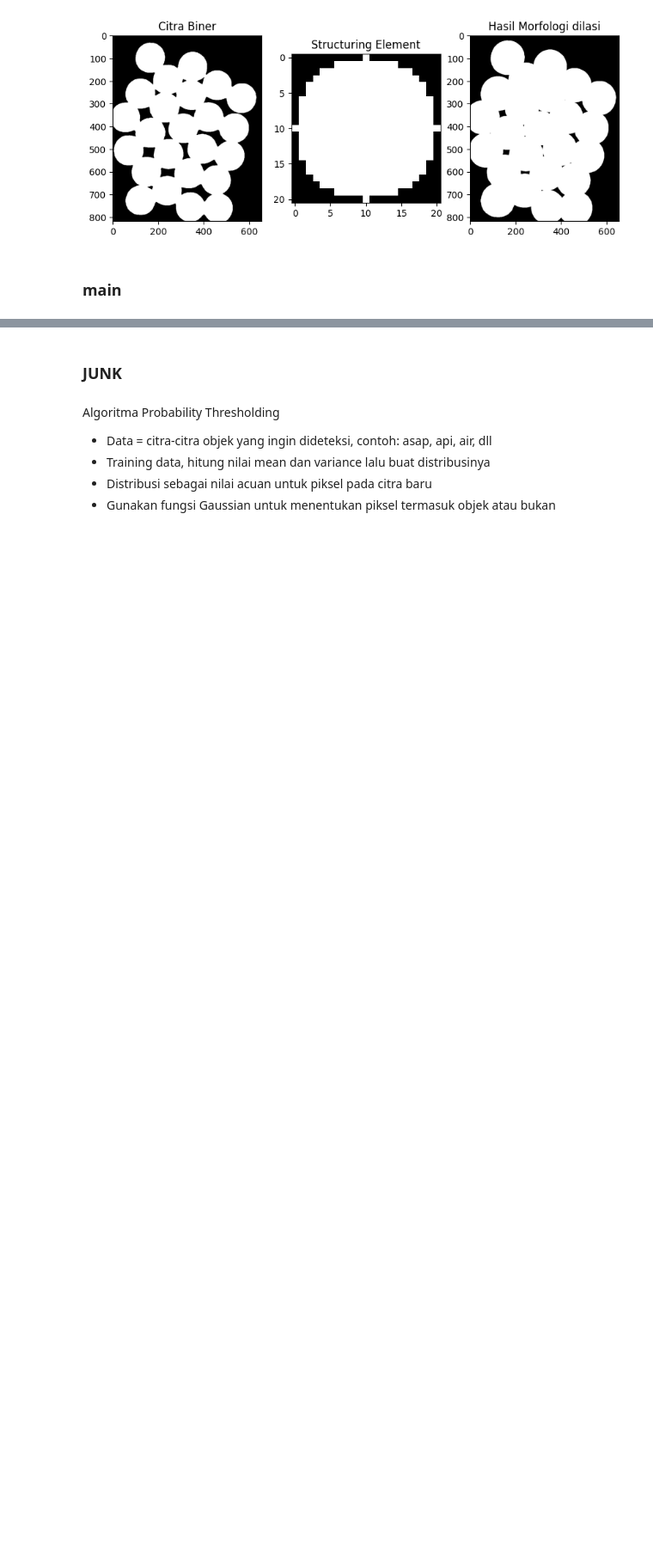
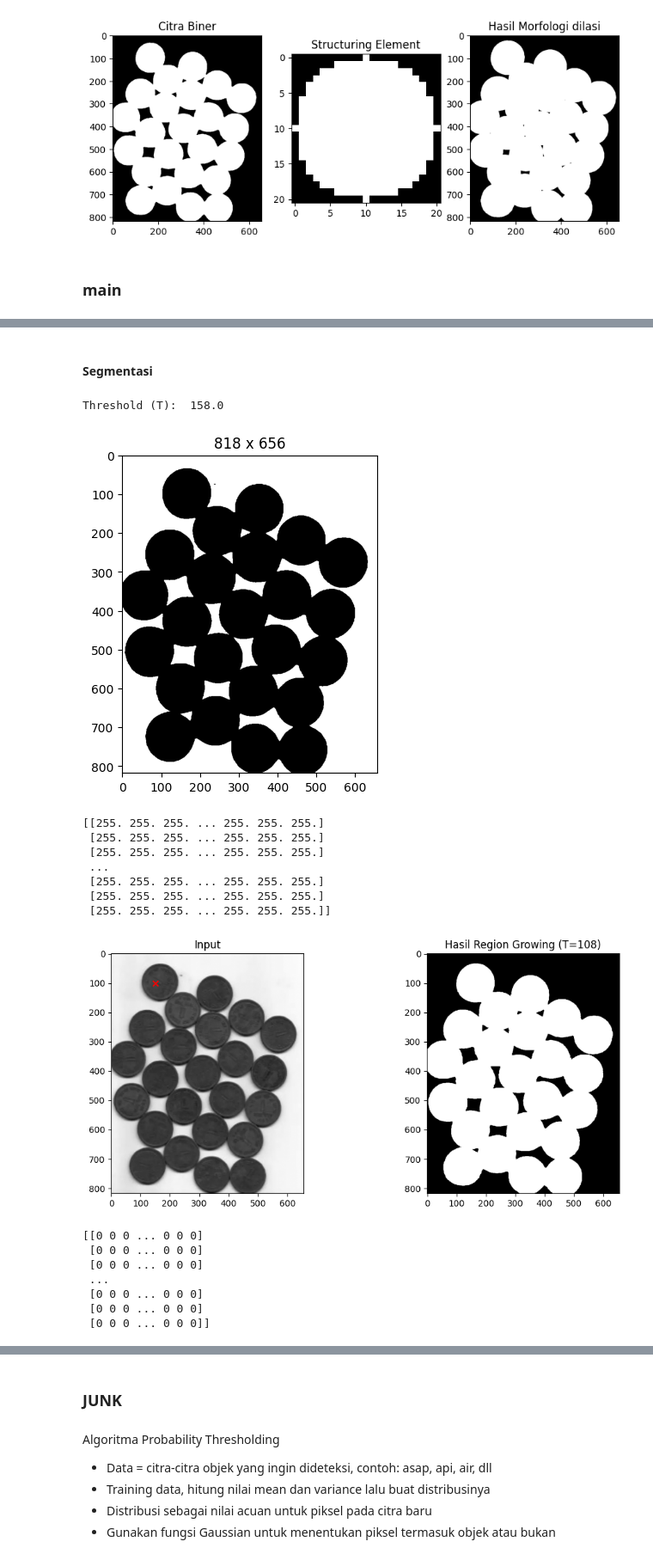
Before and after one commit to sapto-nugroho/PCD, a Jupyter notebook: PCD_Assignment03/PCD_Assignment03.ipynb, the cells around one changed output, grey strips where cells are left out. Shown at 86% size. Drawn from its saved outputs; the diff is of its cells as text; code cells hidden in the pictures; blank space fills up the shorter version.

```diff
--- a/PCD_Assignment03/PCD_Assignment03.ipynb
+++ b/PCD_Assignment03/PCD_Assignment03.ipynb
@@ -479,0 +479,21 @@ Fungsi untuk proses segmentasi dan morfologi
+# %%
+img_path = { #image path di google colab
+    "woman": '/content/PCD/PCD_Assignment03/images/woman01.jpg',
+    "doc": '/content/PCD/PCD_Assignment03/images/script.png',
+    "grid": '/content/PCD/PCD_Assignment03/images/grid.jpg',
+    "coins": '/content/PCD/PCD_Assignment03/images/coins.png',
+    "structure": '/content/PCD/PCD_Assignment03/images/structure.png',
+    "16": '/content/PCD/PCD_Assignment03/images/16x16.jpg',
+    "8": '/content/PCD/PCD_Assignment03/images/8x8.jpg',
+    "4": '/content/PCD/PCD_Assignment03/images/4x4.jpg'
+}
+
+img = input_img("coins")
+# img = input_img("structure")
+# print(img)
+show_img(img)
+# show_hist(img)
+
+# img = inversi(img)
+# # print(img)
+# show_img(img)
@@ -479,0 +502,28 @@ Fungsi untuk proses segmentasi dan morfologi
+# %% [markdown]
+#### Segmentasi
+# %%
+output_otsu = otsu(img)
+show_img(output_otsu)
+print(output_otsu)
+
+output_RG = region_growing_multi(img,[(100,150)],T=108)
+print(output_RG)
+# show_img(output_RG)
+# %% [output]
+Threshold (T):  158.0
+[figure, added]
+[[255. 255. 255. ... 255. 255. 255.]
+ [255. 255. 255. ... 255. 255. 255.]
+ [255. 255. 255. ... 255. 255. 255.]
+ ...
+ [255. 255. 255. ... 255. 255. 255.]
+ [255. 255. 255. ... 255. 255. 255.]
+ [255. 255. 255. ... 255. 255. 255.]]
+[figure, added]
+[[0 0 0 ... 0 0 0]
+ [0 0 0 ... 0 0 0]
+ [0 0 0 ... 0 0 0]
+ ...
+ [0 0 0 ... 0 0 0]
+ [0 0 0 ... 0 0 0]
+ [0 0 0 ... 0 0 0]]
```
Also changed, not shown: parts of 28 cells of this notebook.
